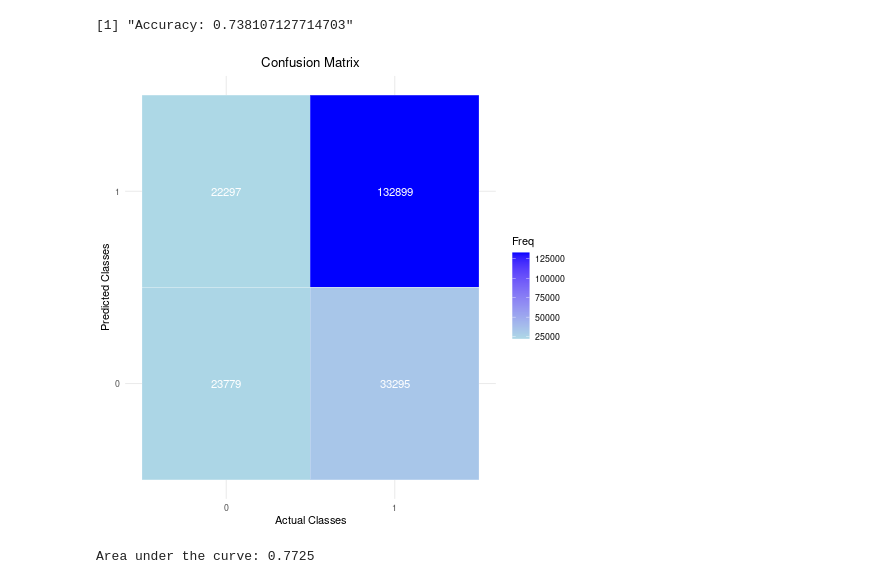
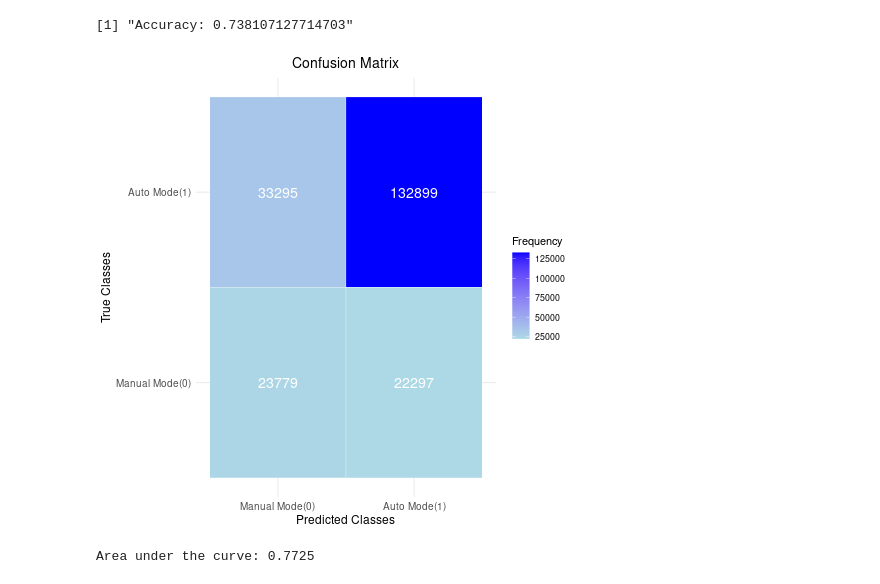
Before and after one commit to NguyetNguyen001/TDMprivate, a Jupyter notebook: MyCode/Blue_RoutesLGM.ipynb, the cells around one changed output. Saved outputs shown, nothing was run; the diff lists cells and outputs as text; code cells hidden in the pictures.

```diff
--- a/MyCode/Blue_RoutesLGM.ipynb
+++ b/MyCode/Blue_RoutesLGM.ipynb
@@ -323,26 +309,32 @@ print(paste("Accuracy:", accuracy))
 # %%
 %%R
 # Load required libraries
 library(ggplot2)
 library(caret)
 
+# Map the values to labels (1 -> "Auto_mode", 0 -> "Manual")
+predicted_classes_labeled <- factor(predicted_classes, levels = c(0,1), labels = c("Manual Mode(0)", "Auto Mode(1)"))
+actual_classes_labeled <- factor (test_data$binaryDrivingMode, levels = c(0,1), labels = c("Manual Mode(0)", "Auto Mode(1)"))
+
 # Generate the confusion matrix
-cm <- confusionMatrix(factor(predicted_classes), factor(test_data$binaryDrivingMode))
+cm <- confusionMatrix(predicted_classes_labeled, actual_classes_labeled)
 cm_table <- as.data.frame(cm$table)
 
 # Rename columns for better understanding
-colnames(cm_table) <- c("Actual", "Predicted", "Freq")
+colnames(cm_table) <- c("Actual", "Predicted", "Frequency")
 
 # Create the colored confusion matrix plot
-ggplot(cm_table, aes(x = Actual, y = Predicted, fill = Freq)) +
+ggplot(cm_table, aes(x = Predicted, y = Actual, fill = Frequency)) +
   geom_tile(color = "white") +
-  scale_fill_gradient(low = "lightblue", high = "blue", name = "Freq") +
-  geom_text(aes(label = Freq), color = "white", size = 4) +
-  labs(title = "Confusion Matrix", x = "Actual Classes", y = "Predicted Classes") +
+  scale_fill_gradient(low = "lightblue", high = "blue", name = "Frequency") +
+  geom_text(aes(label = Frequency), color = "white", size = 5) +
+  labs(title = "Confusion Matrix", x = "Predicted Classes", y = "True Classes") +
   theme_minimal() +
-  theme(plot.title = element_text(hjust = 0.5))
+  theme(plot.title = element_text(hjust = 0.5, size = 14),
+        axis.title = element_text(size = 12),
+        axis.text = element_text(size = 10))
 # %% [output]
-[figure, old version]
+[figure, new version]
 # %%
 %%R
 
```
Also changed, not shown: parts of 4 cells of this notebook, 4 other files.
